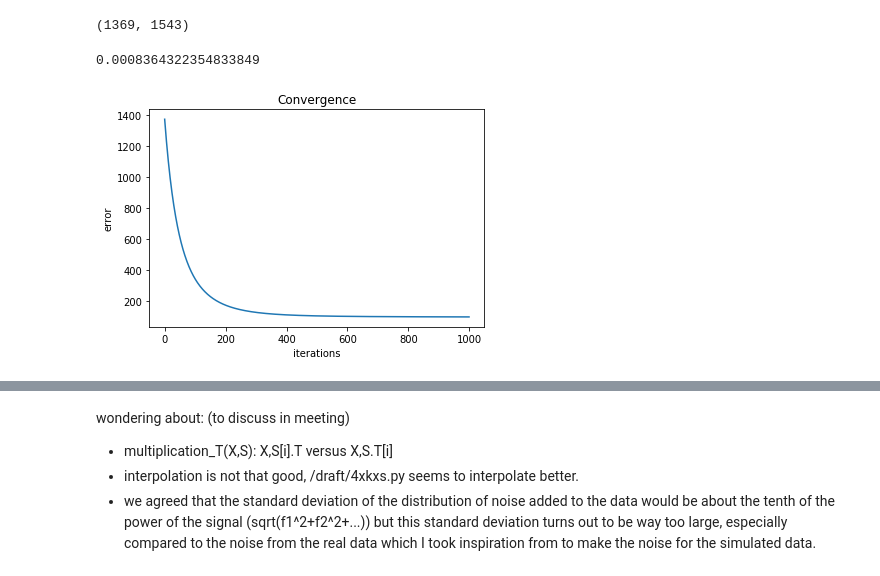
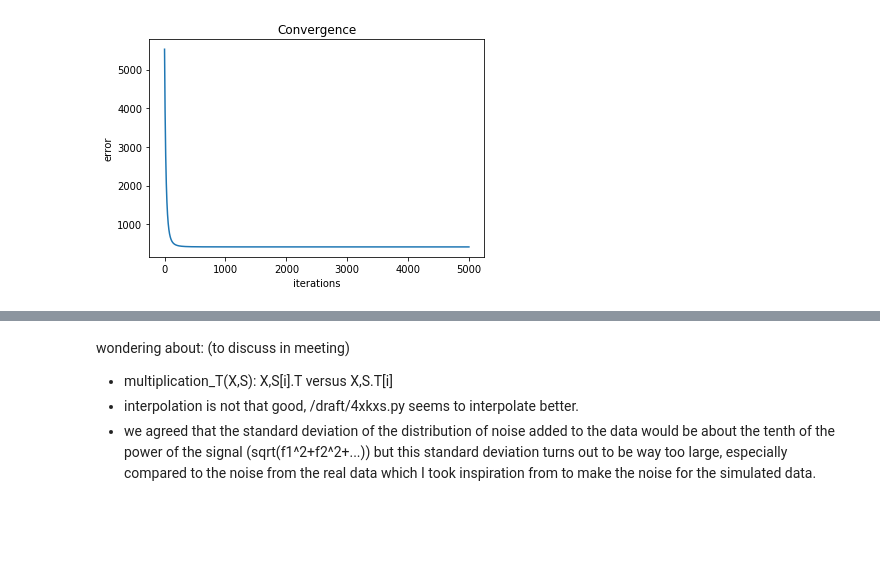
Before and after one commit to herjy/Quasar_lensing, a Jupyter notebook: simulation_interpolation/4xKxS_final.ipynb, the cells around one changed output, grey strips where cells are left out. Cells and saved outputs as stored; diff of their text form; code cells hidden in the pictures; blank space fills up the shorter version.

```diff
--- a/simulation_interpolation/4xKxS_final.ipynb
+++ b/simulation_interpolation/4xKxS_final.ipynb
@@ -80,11 +29,7 @@ gradient_descent(ts_0,T_K(h,ts_0),B[0])
-# %%
-A[0].shape
-# %% [output]
-(1369, 1543)
 # %%
 # multiplication functions:
-#noise_std = sim[3]
-def AT(X,A,Y, noise):
+#noise_std = [1,1,1,1]
+def AT(X,A,Y):
     '''
     calculateS the weighted mean of A.T(Y-AX)
     input:
@@ -92,12 +37,11 @@ def AT(X,A,Y, noise):
     A : tensor of shape 4xkxs, sinc matrix
     Y : matrix of shape 4xs, magnitudes of original time sampling
     '''
-    weighted_mean = 0
-    nl, ns, nx = A.shape
-    for i in range(nl):
-        weighted_mean += ((1/noise[i])**2)*np.dot(A[i].T, Y[i] - A[i] @ X)/np.sum(1/(noise**2))
+    sum_ = 0
+    for i in range(4):
+        sum_ += np.dot(A[i].T, Y[i] - A[i] @ X)#/np.sum(1/(noise_std**2)) ((1/noise_std[i])**2)*
 
-    return weighted_mean
+    return sum_
 
 def multiplication(X,S): # X.S
     '''
@@ -119,48 +63,40 @@ def multiplication_T(X,S): # X.S.T
         this.append(np.dot(X,S[i].T))
     this = np.array(this)
     return np.mean(this,axis=0)
-# %%
-noise_std
-# %% [output]
-0.0008364322354833849
 # %%
-A = A[0]
-Y = Y[0]
-#noise_std = noise_std[0]
-# def linorm(S, nit):
-#     x0 = np.random.rand(S.shape[1])  # chose [1] per the implementation of the power iteration method in wiki
-#     x0 = x0 /np.linalg.norm(x0)
-#     for i in range(nit):
-#         x = multiplication(x0,S)#np.dot(x0,S)
-#         xn = np.linalg.norm(x)
-#         xp = x / xn#
-#         y = multiplication_T(xp,S) # the S.T is done within the functionas S[i].T not S.T[i]
-#         yn = np.linalg.norm(y)
-#         x0 = y / yn
-#     return 1./xn
-# mu = linorm(A,20)/170 # = 0.0038
-mu = 0.006
+def linorm(S, nit):
+    x0 = np.random.rand(S.shape[1])  # chose [1] per the implementation of the power iteration method in wiki
+    x0 = x0 /np.linalg.norm(x0)
+    for i in range(nit):
+        x = multiplication(x0,S)#np.dot(x0,S)
+        xn = np.linalg.norm(x)
+        xp = x / xn#
+        y = multiplication_T(xp,S) # the S.T is done within the functionas S[i].T not S.T[i]
+        yn = np.linalg.norm(y)
+        x0 = y / yn
+    return 1./xn
+mu = linorm(A,20)/170 # = 0.0038
+
 X = np.zeros(len(tk[0]))
 
 count = 0
 R = [np.sum(Y ** 2)]
 epsilon = 0.3
 
 
+
 while (R[-1] > epsilon) and (
-        count < 1000):  # 5000 is a good amount of counts
-#     if count % 100 == 0:
-#         print('iteration {}'.format(count))
-    X_new = X + mu * np.dot(A.T,Y-A@X)#AT(X,A,Y, noise_std)
+        count < 5000):  # 5000 is a good amount of counts
+    X_new = X + mu * AT(X,A,Y)
     X = X_new.copy()
     R.append(np.sum((Y - A @ X) ** 2.))
     count += 1
 
 
 plt.title('Convergence')
 plt.plot(np.array(R[1:]))
 plt.xlabel('iterations')
 plt.ylabel('error')
 plt.show()
 # %% [output]
-[figure, old version]
+[figure, new version]
```
Also changed, not shown: parts of 11 cells of this notebook.
